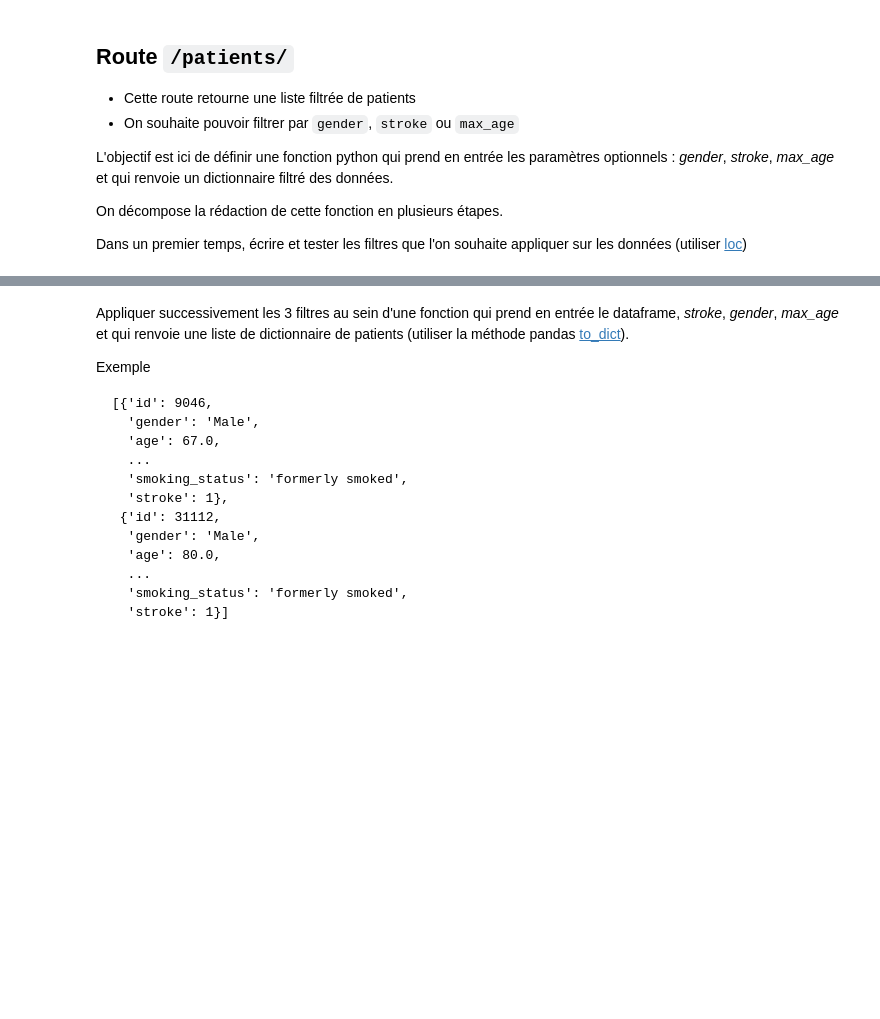
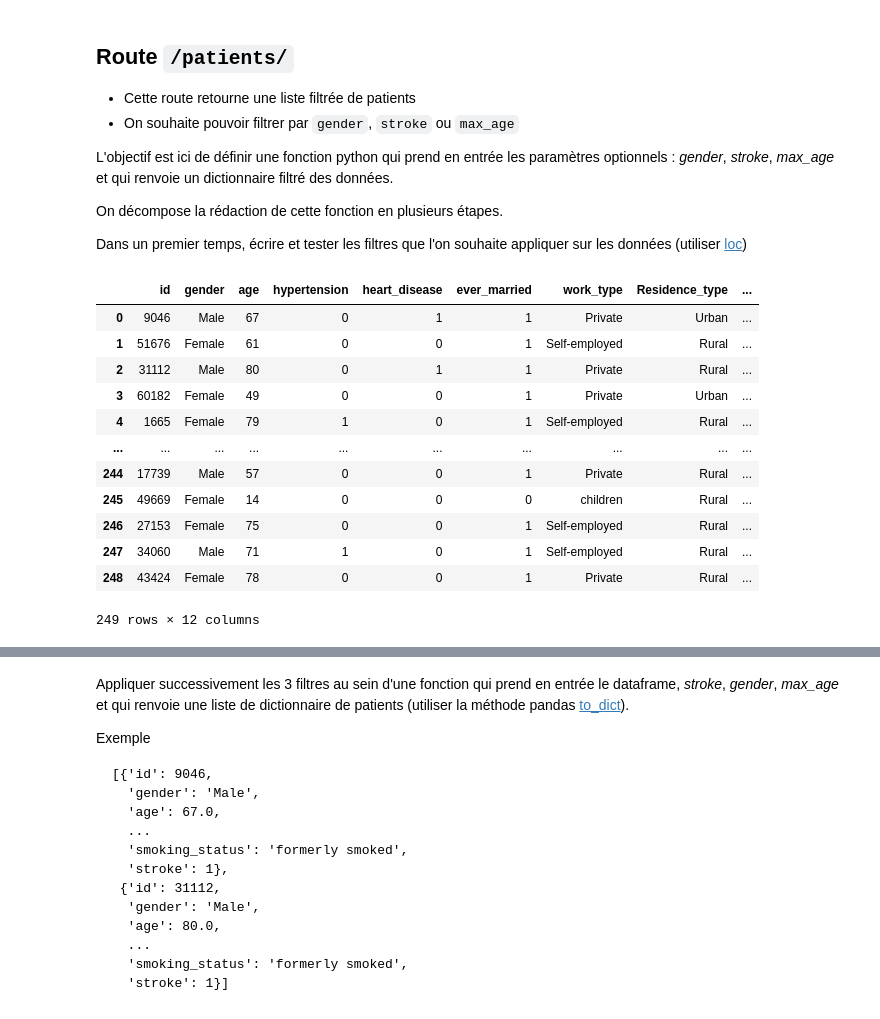
Before and after one commit to kirillsst/Stroke-Api, a Jupyter notebook: stroke_api/API_tuto.ipynb, the cells around one changed output, grey strips where cells are left out. Drawn from its saved outputs; the diff is of its cells as text; code cells hidden in the pictures; blank space fills up the shorter version.

```diff
--- a/stroke_api/API_tuto.ipynb
+++ b/stroke_api/API_tuto.ipynb
@@ -260,5 +262,20 @@ On décompose la rédaction de cette fonction en plusieurs étapes.
 Dans un premier temps, écrire et tester les filtres que l'on souhaite appliquer sur les données (utiliser [loc](https://pandas.pydata.org/pandas-docs/stable/reference/api/pandas.DataFrame.loc.html))
 # %%
 # Filtrer le dataframe pour ne garder que les patients pour lesquels "stroke=1"
+df_health.loc[df_health["stroke"] == 1]
+# %% [output]
+|  | id | gender | age | hypertension | heart_disease | ever_married | work_type | Residence_type | ... |
+| 0 | 9046 | Male | 67 | 0 | 1 | 1 | Private | Urban | ... |
+| 1 | 51676 | Female | 61 | 0 | 0 | 1 | Self-employed | Rural | ... |
+| 2 | 31112 | Male | 80 | 0 | 1 | 1 | Private | Rural | ... |
+| 3 | 60182 | Female | 49 | 0 | 0 | 1 | Private | Urban | ... |
+| 4 | 1665 | Female | 79 | 1 | 0 | 1 | Self-employed | Rural | ... |
+| ... | ... | ... | ... | ... | ... | ... | ... | ... | ... |
+| 244 | 17739 | Male | 57 | 0 | 0 | 1 | Private | Rural | ... |
+| 245 | 49669 | Female | 14 | 0 | 0 | 0 | children | Rural | ... |
+| 246 | 27153 | Female | 75 | 0 | 0 | 1 | Self-employed | Rural | ... |
+| 247 | 34060 | Male | 71 | 1 | 0 | 1 | Self-employed | Rural | ... |
+| 248 | 43424 | Female | 78 | 0 | 0 | 1 | Private | Rural | ... |
+249 rows × 12 columns
 # %%
 # Filtrer les données pour ne garder que les patients pour lesquels "gender="male"
```
Also changed, not shown: parts of 3 cells of this notebook.
